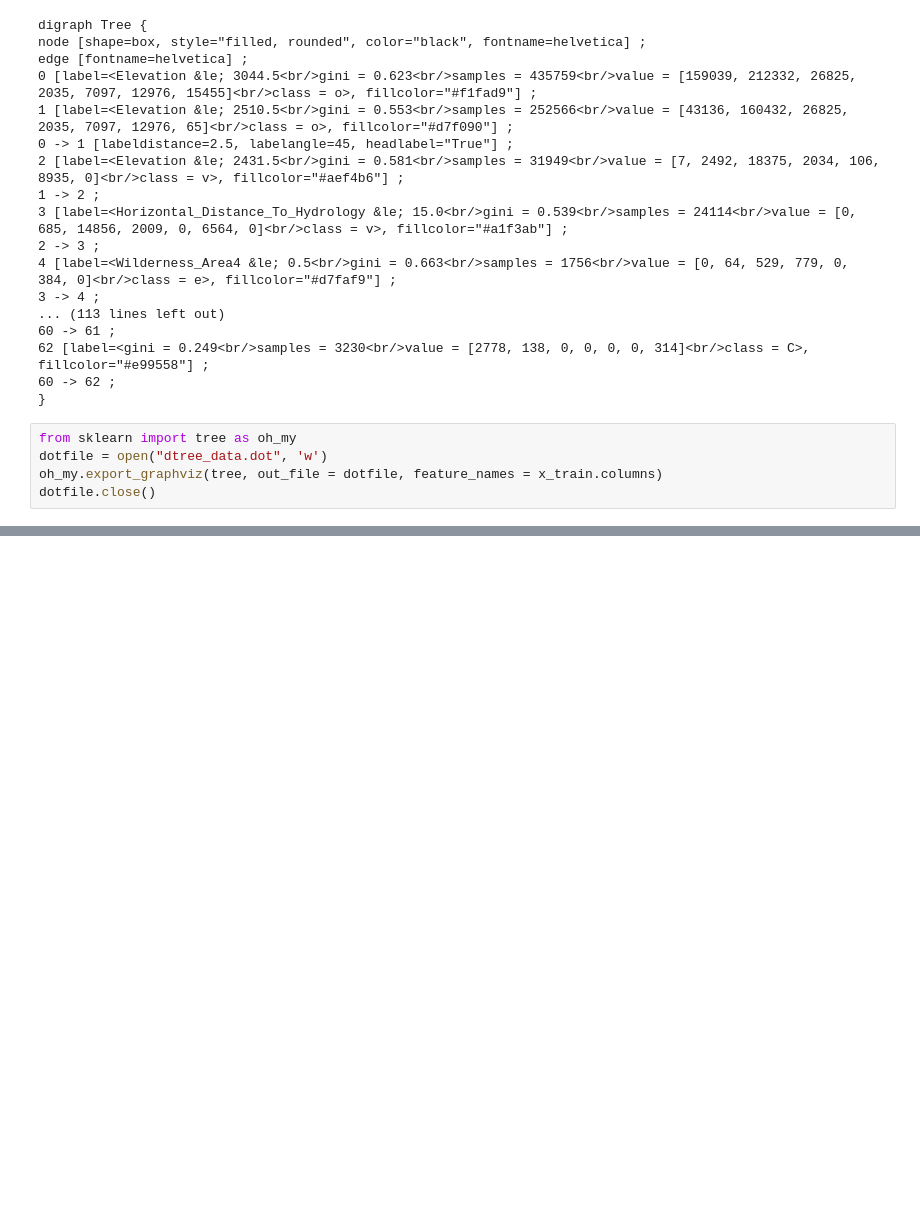
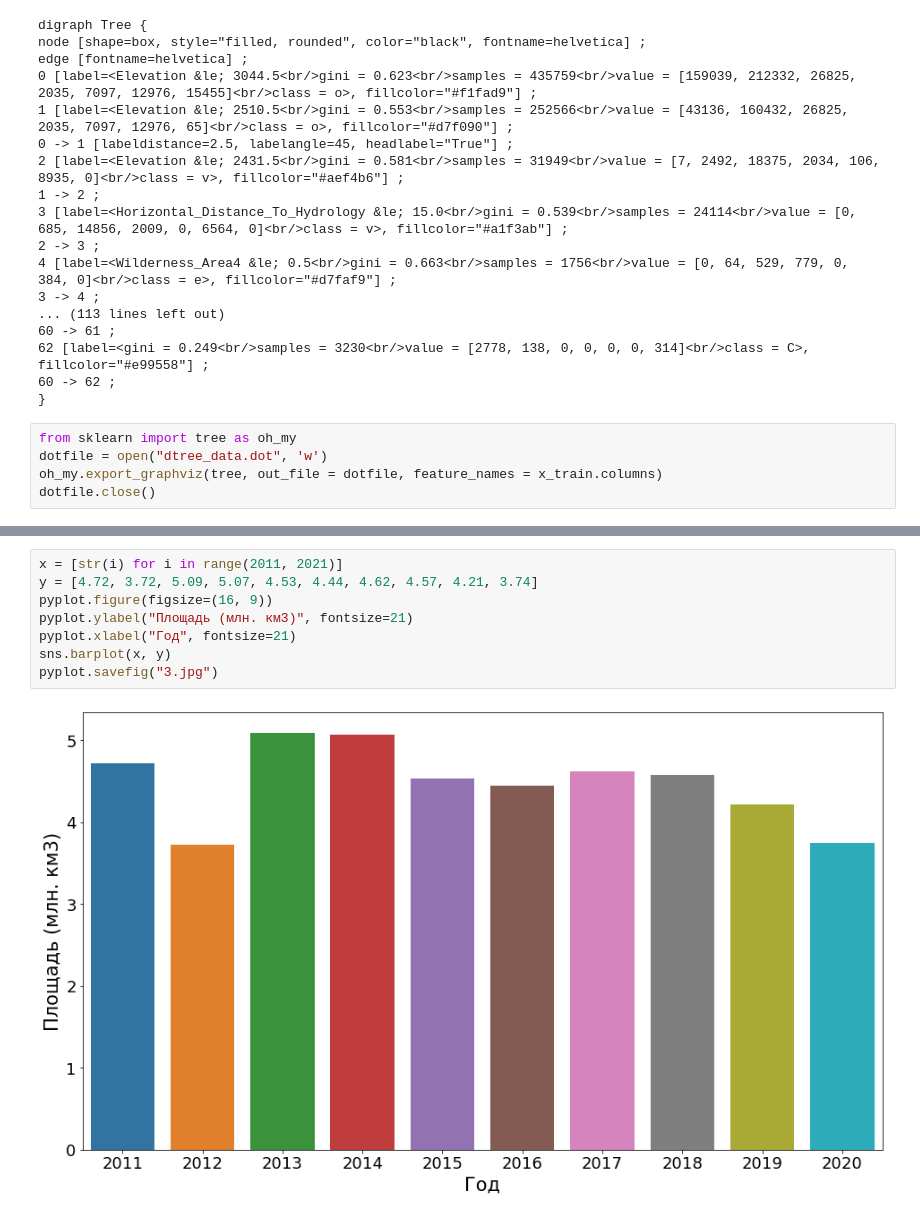
Before and after one commit to seryogasx/Diplom, a Jupyter notebook: forest/data1/second.ipynb, the cells around one changed output, grey strips where cells are left out. Saved outputs shown, nothing was run; the diff lists cells and outputs as text; blank space fills up the shorter version.

```diff
--- a/forest/data1/second.ipynb
+++ b/forest/data1/second.ipynb
@@ -349,0 +376,10 @@ data.groupby(ct).count()
+# %%
+x = [str(i) for i in range(2011, 2021)]
+y = [4.72, 3.72, 5.09, 5.07, 4.53, 4.44, 4.62, 4.57, 4.21, 3.74]
+pyplot.figure(figsize=(16, 9))
+pyplot.ylabel("Площадь (млн. км3)", fontsize=21)
+pyplot.xlabel("Год", fontsize=21)
+sns.barplot(x, y)
+pyplot.savefig("3.jpg")
+# %% [output]
+[figure, added]
```
Also changed, not shown: parts of 11 cells of this notebook, 2 other files.
